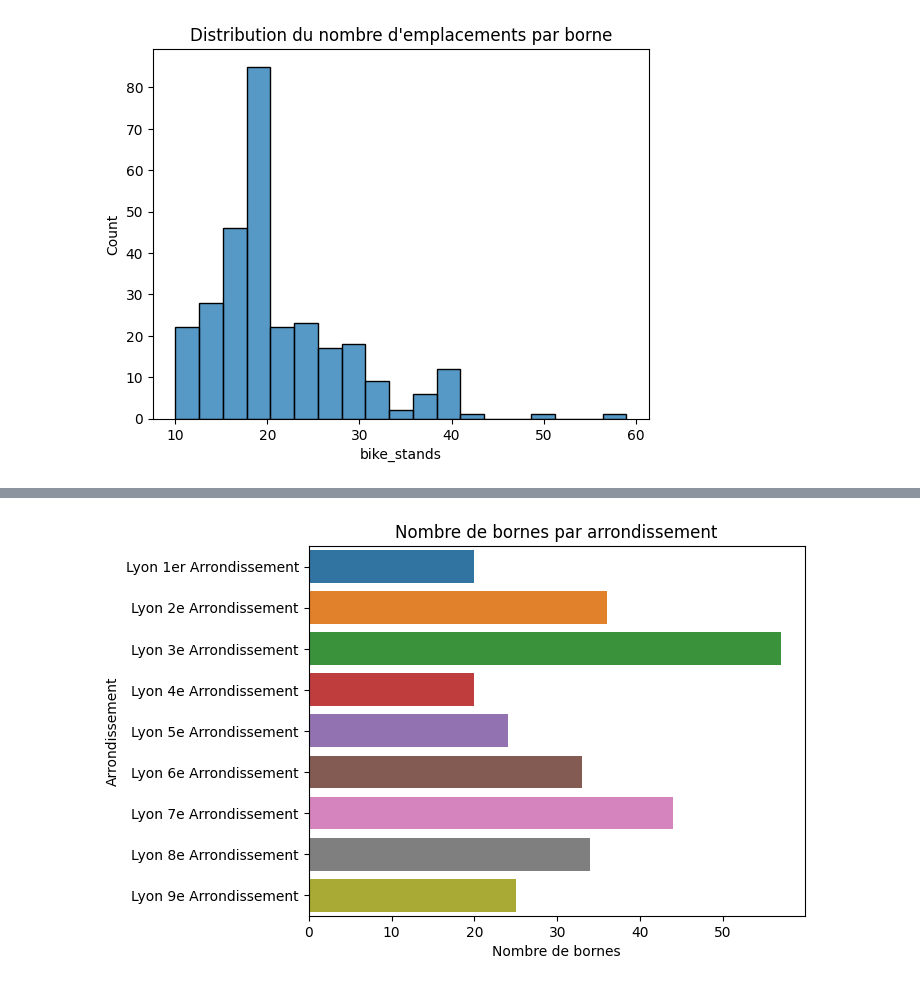
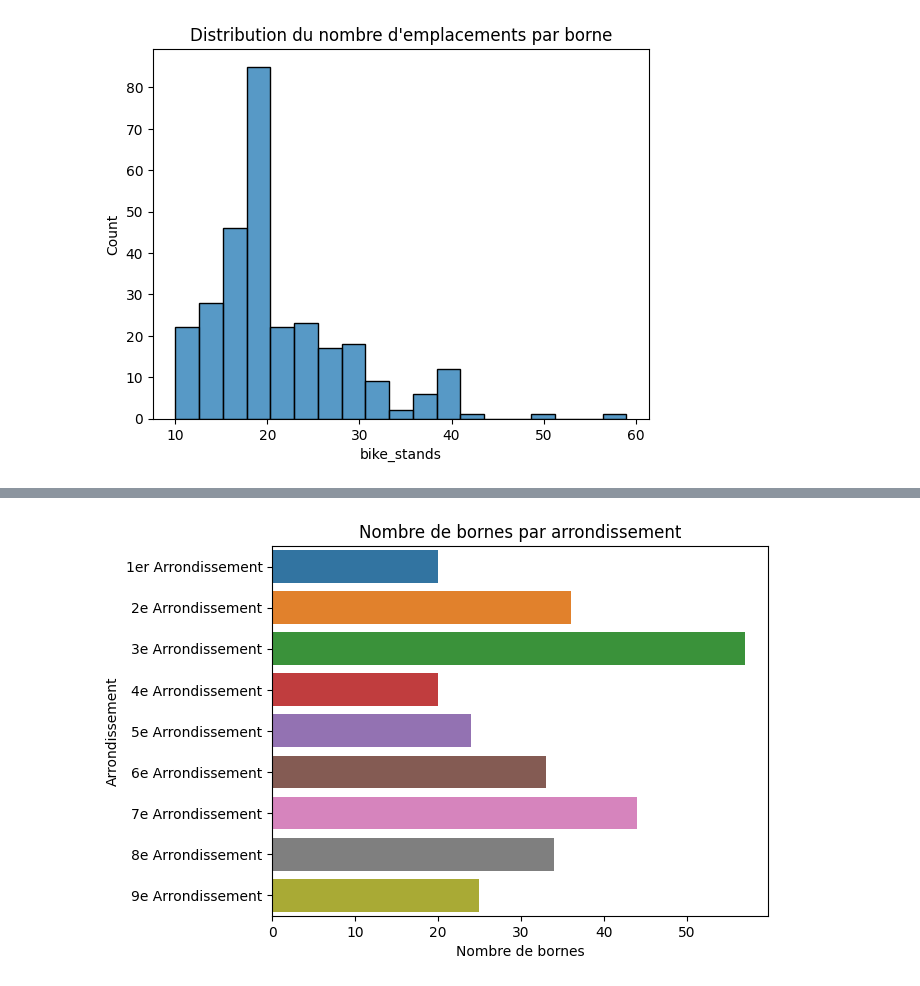
Before and after one commit to CamilleVacant/pedaler, a Jupyter notebook: bornes_vlov_lyon.ipynb, the cells around one changed output, grey strips where cells are left out. Cells and saved outputs as stored; diff of their text form; code cells hidden in the pictures.

```diff
--- a/bornes_vlov_lyon.ipynb
+++ b/bornes_vlov_lyon.ipynb
@@ -133,7 +133,7 @@ Data columns (total 5 columns):
 dtypes: float64(2), int64(2), object(1)
 memory usage: 13.7+ KB
 # %%
-df_selection.rename(columns={'gid': 'id'}, inplace=True)
+df_selection.rename(columns={'gid': 'id', 'commune': 'arrondissement'}, inplace=True)
 # %%
 df_selection.columns
 # %% [output]
@@ -140,0 +141,6 @@ Index(['id', 'commune', 'bike_stands', 'lat', 'lng'], dtype='object')
+# %%
+df_selection['arrondissement'] = df_selection['arrondissement'].str.replace('Lyon ', '')
+# %%
+df_selection['coordinates'] = df_selection['lat'].astype(str) + ',' + df_selection['lng'].astype(str)
+df_selection.drop(['lat', 'lng'], axis=1, inplace=True)
+df_selection.head(2)
@@ -166,8 +176,8 @@ plt.title("Capacités d'emplacements par arrondissement");
 # %%
-count_of_terminal = df_selection['commune'].value_counts().reset_index().sort_values(by='index')
-sns.barplot(data=count_of_terminal, x='commune', y='index')
+count_of_terminal = df_selection['arrondissement'].value_counts().reset_index().sort_values(by='index')
+sns.barplot(data=count_of_terminal, x='arrondissement', y='index')
 plt.xlabel('Nombre de bornes')
 plt.ylabel('Arrondissement')
 plt.title('Nombre de bornes par arrondissement');
 # %% [output]
-[figure, old version]
+[figure, new version]
```
Also changed, not shown: parts of 5 cells of this notebook, 1 other file.
